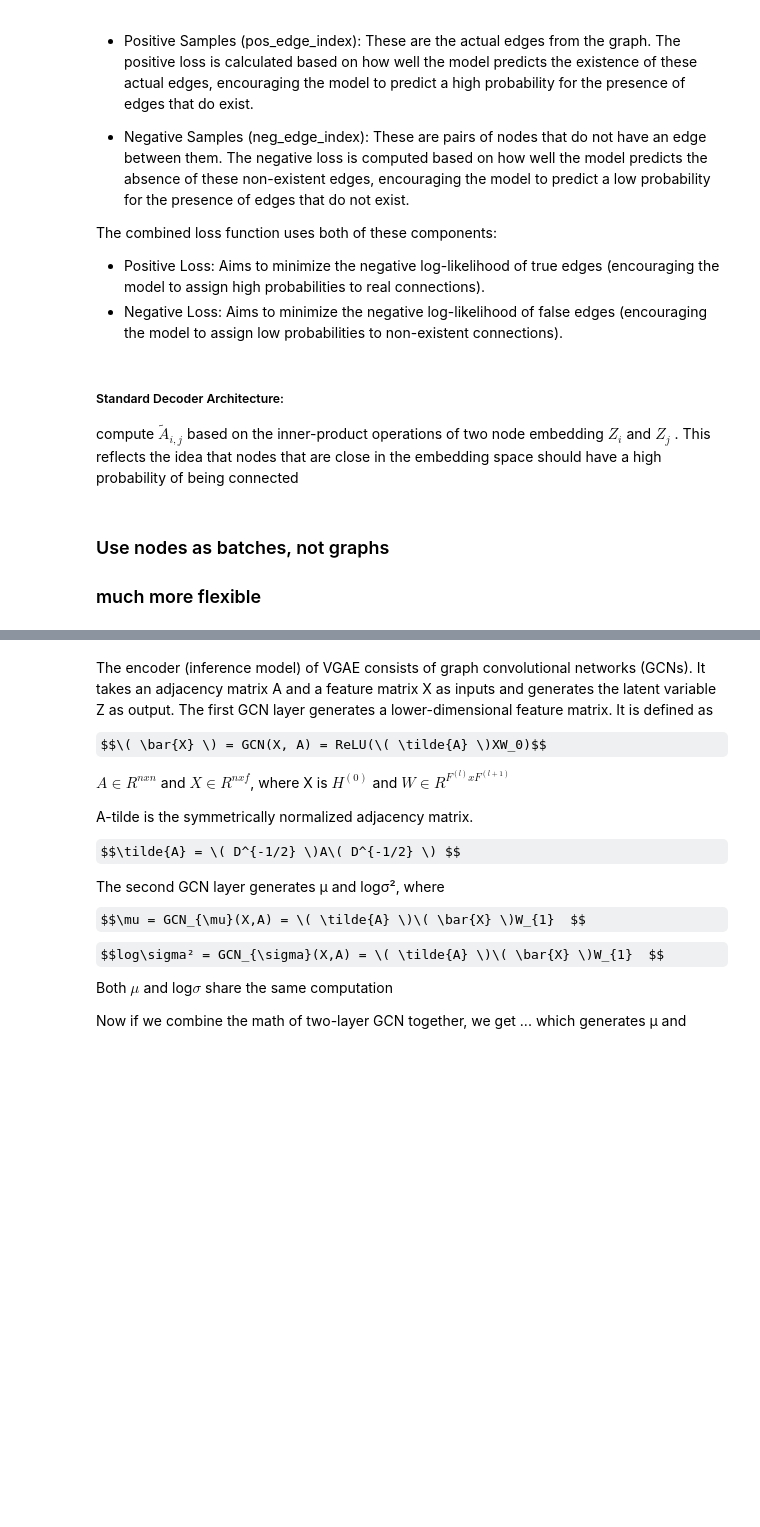
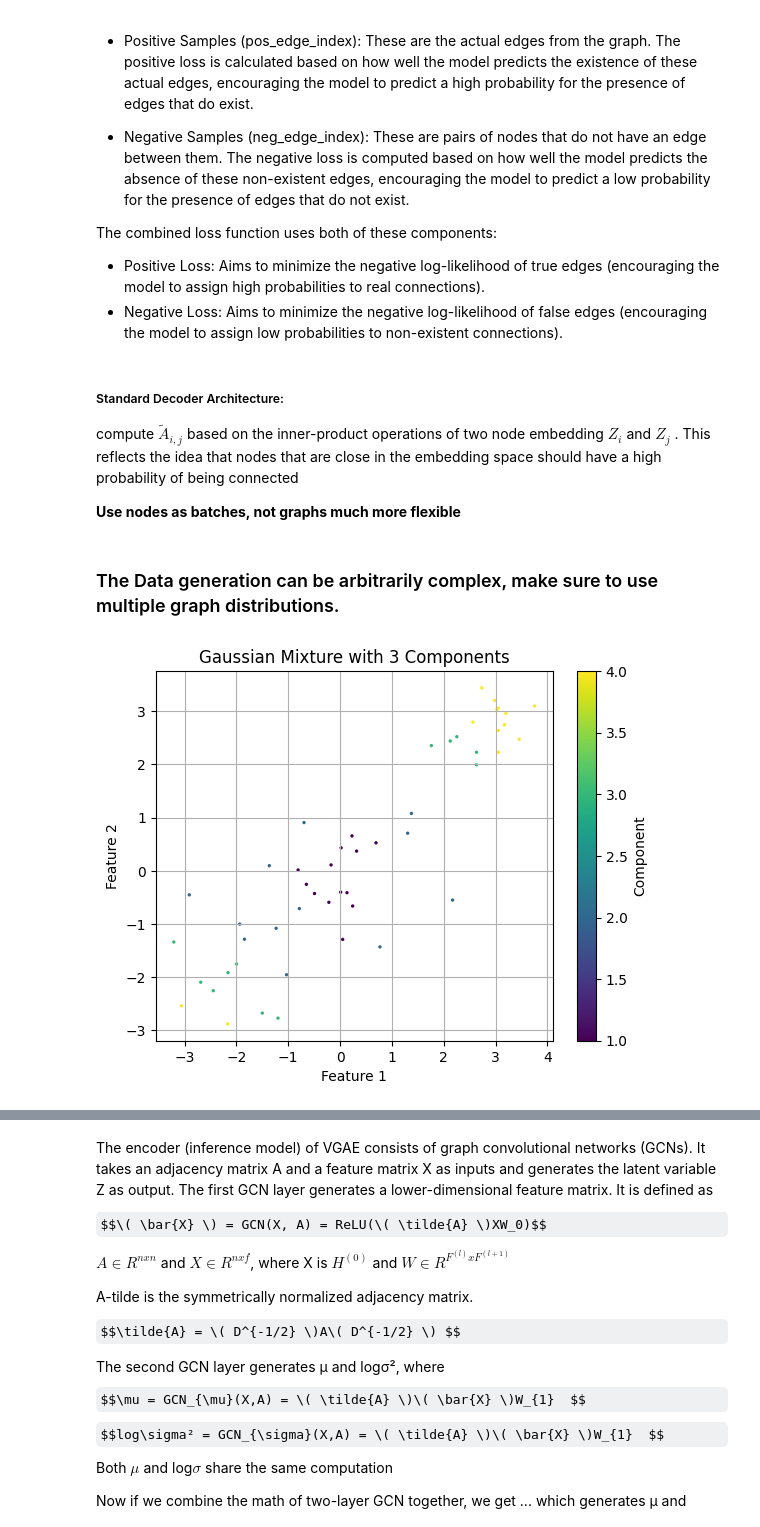
Before and after one commit to FisnikZogaj/MA, a Jupyter notebook: DeepGenerativeModels/VGAE.ipynb, the cells around one changed output, grey strips where cells are left out. Drawn from its saved outputs; the diff is of its cells as text; code cells hidden in the pictures; some formulas as TeX source; blank space fills up the shorter version.

```diff
--- a/DeepGenerativeModels/VGAE.ipynb
+++ b/DeepGenerativeModels/VGAE.ipynb
@@ -51,6 +53,8 @@ compute $\tilde{A}_{i,j}$ based on the inner-product operations of two node embe
 and $Z_j$ . This reflects the idea that nodes that are close in
 the embedding space should have a high probability of
 being connected
+
+**Use nodes as batches, not graphs
+much more flexible**
 # %% [markdown]
-### Use nodes as batches, not graphs
-### much more flexible
+### The Data generation can be arbitrarily complex, make sure to use multiple graph distributions.
@@ -56,0 +113,10 @@ being connected
+# %%
+plt.scatter((data[:, 0]), (data[:, 1]), c=data[:, 2], s=2, cmap='viridis')
+plt.title('Gaussian Mixture with 3 Components')
+plt.xlabel('Feature 1')
+plt.ylabel('Feature 2')
+plt.grid(True)
+plt.colorbar(label='Component')
+plt.show()
+# %% [output]
+[figure, added]
```
Also changed, not shown: parts of 9 cells of this notebook, 1 other file.
